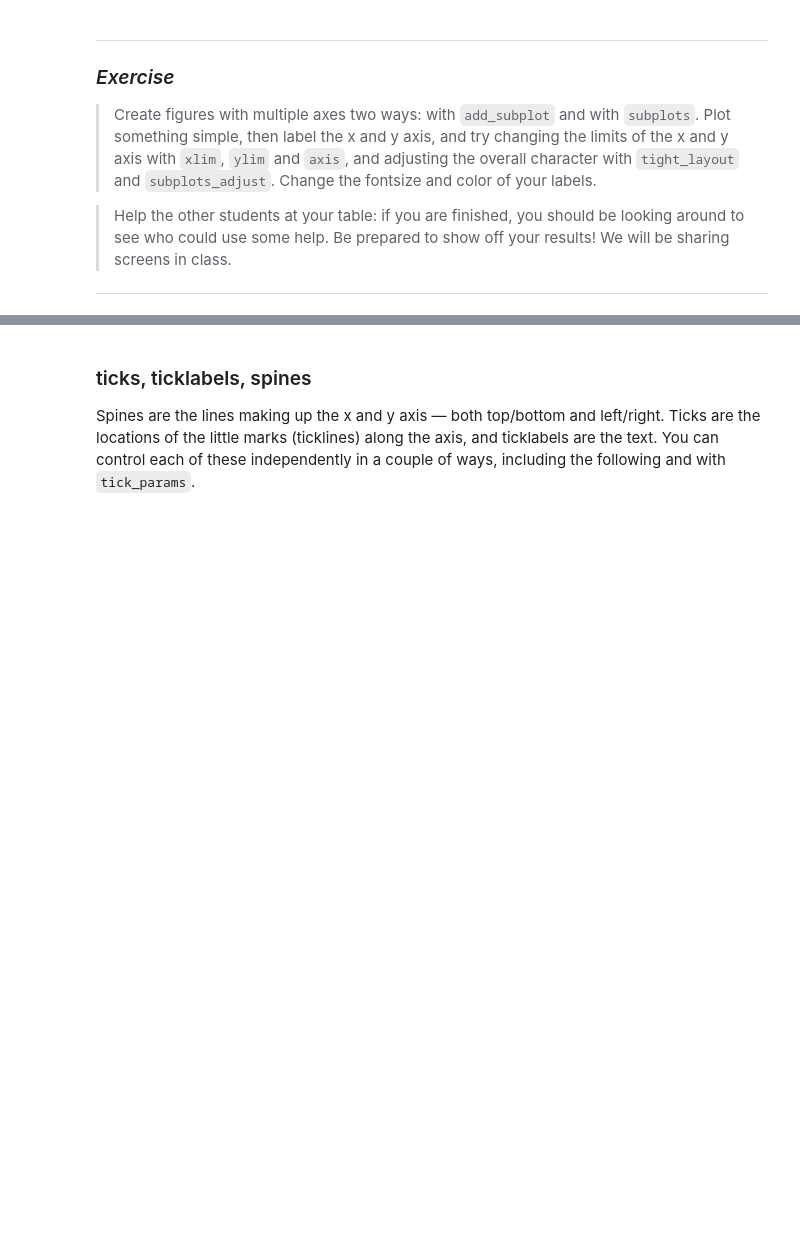
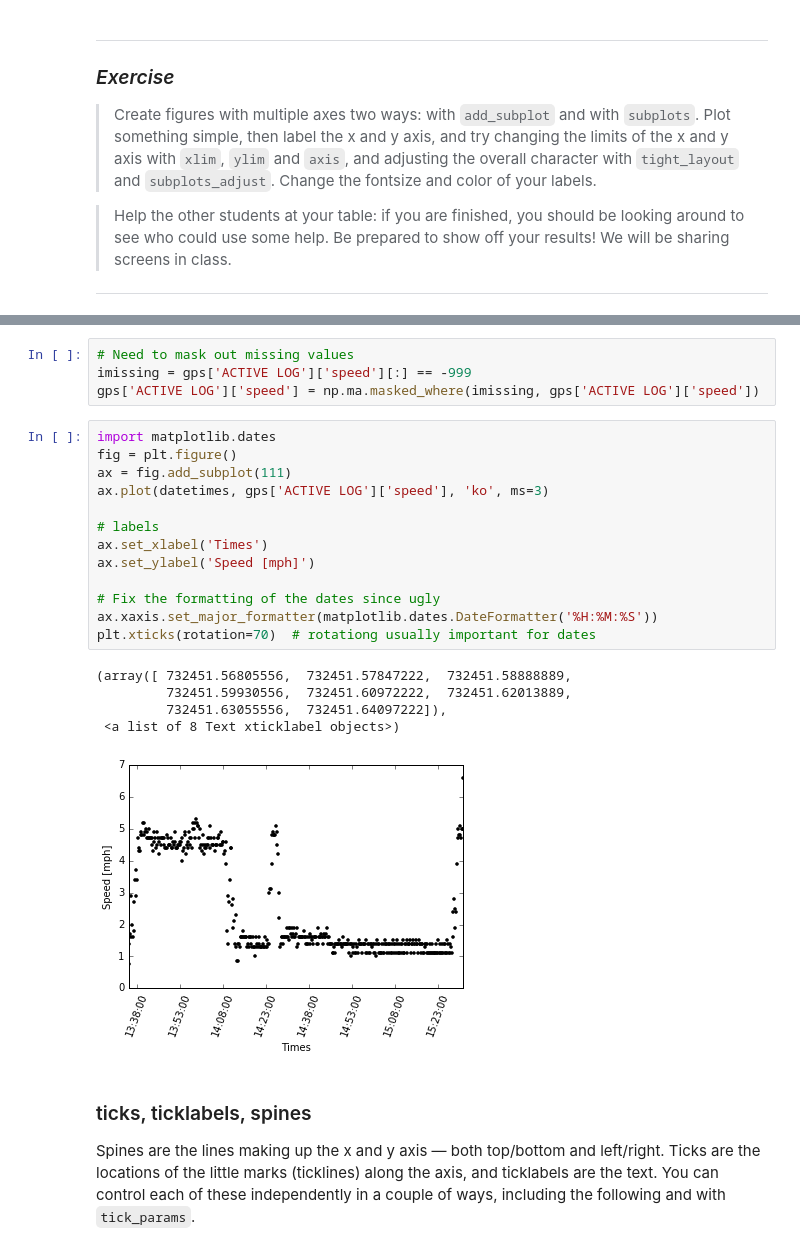
Before and after one commit to hetland/python4geosciences_OLD, a Jupyter notebook: materials/04 matplotlib.ipynb, the cells around one changed output, grey strips where cells are left out. Drawn from its saved outputs; the diff is of its cells as text; blank space fills up the shorter version.

Commit message:
matplotlib advances

```diff
--- a/materials/04 matplotlib.ipynb
+++ b/materials/04 matplotlib.ipynb
@@ -180,3 +261,26 @@ This is how you can save the figure that you have made. Input a file name, fname
+# %%
+# Need to mask out missing values
+imissing = gps['ACTIVE LOG']['speed'][:] == -999
+gps['ACTIVE LOG']['speed'] = np.ma.masked_where(imissing, gps['ACTIVE LOG']['speed'])
+# %%
+import matplotlib.dates
+fig = plt.figure()
+ax = fig.add_subplot(111)
+ax.plot(datetimes, gps['ACTIVE LOG']['speed'], 'ko', ms=3)
+
+# labels
+ax.set_xlabel('Times')
+ax.set_ylabel('Speed [mph]')
+
+# Fix the formatting of the dates since ugly
+ax.xaxis.set_major_formatter(matplotlib.dates.DateFormatter('%H:%M:%S'))
+plt.xticks(rotation=70)  # rotationg usually important for dates
+# %% [output]
+(array([ 732451.56805556,  732451.57847222,  732451.58888889,
+         732451.59930556,  732451.60972222,  732451.62013889,
+         732451.63055556,  732451.64097222]),
+ <a list of 8 Text xticklabel objects>)
+[figure, added]
 # %% [markdown]
 ### ticks, ticklabels, spines
 
```
Also changed, not shown: parts of 29 cells of this notebook.
